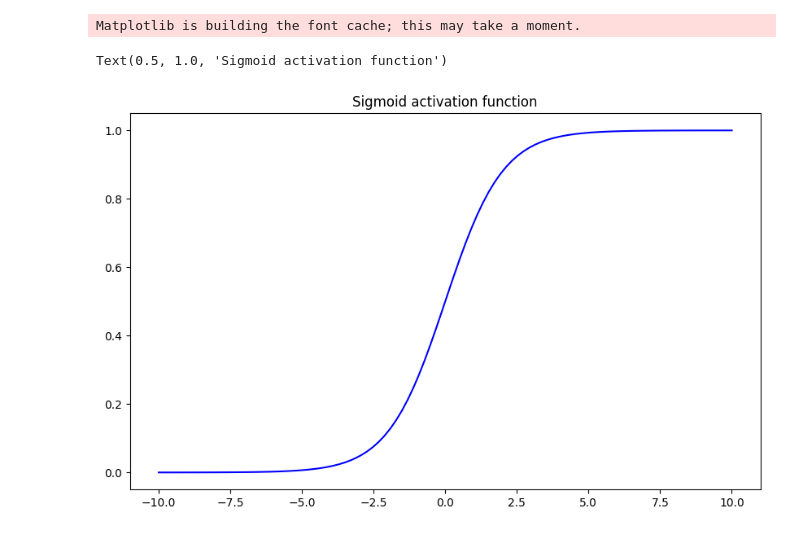
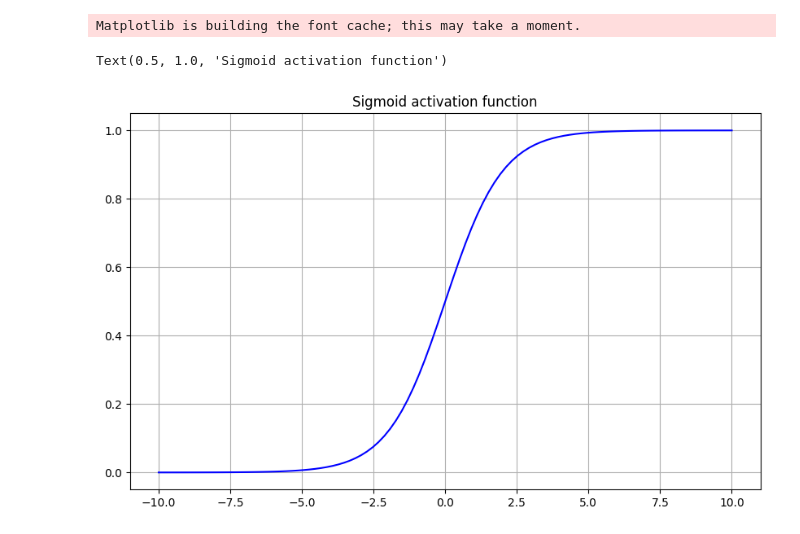
Before and after one commit to sevenweeks-07/NLP, a Jupyter notebook: deep_neural_nets.ipynb, the cells around one changed output. Saved outputs shown, nothing was run; the diff lists cells and outputs as text; code cells hidden in the pictures.

```diff
--- a/deep_neural_nets.ipynb
+++ b/deep_neural_nets.ipynb
@@ -6,13 +6,14 @@ Matplotlib is building the font cache; this may take a moment.
 # %%
 def sigmoid(x):
     return 1/(1+np.exp(-x))
 
 x=np.linspace(-10,10,100)
 y_sigmoid=sigmoid(x)
 
 plt.figure(figsize=(10,6))
 plt.plot(x,y_sigmoid,label="Sigmoid",color="blue")
+plt.grid()
 plt.title("Sigmoid activation function")
 # %% [output]
 Text(0.5, 1.0, 'Sigmoid activation function')
-[figure, old version]
+[figure, new version]
```
Also changed, not shown: parts of 4 cells of this notebook.
